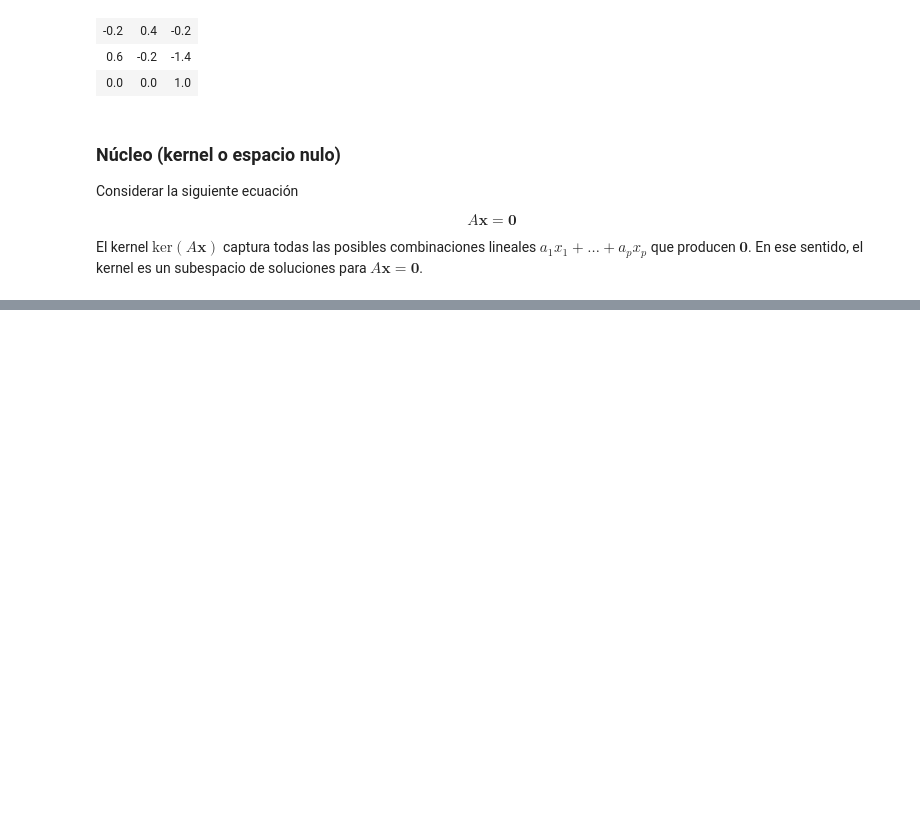
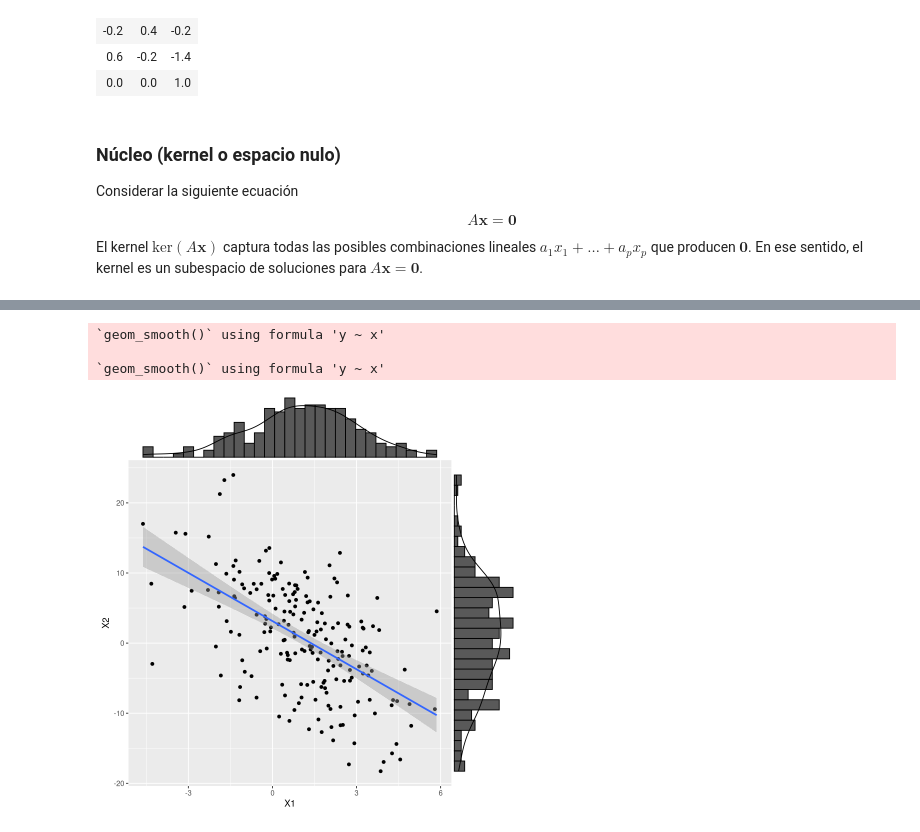
Before and after one commit to jealcalat/Analisis_multivariado-deprecated-, a Jupyter notebook: 2_modelos_multivariados/2.2_distribucion_multinormal.ipynb, the cells around one changed output, grey strips where cells are left out. Saved outputs shown, nothing was run; the diff lists cells and outputs as text; code cells hidden in the pictures; blank space fills up the shorter version.

```diff
--- a/2_modelos_multivariados/2.2_distribucion_multinormal.ipynb
+++ b/2_modelos_multivariados/2.2_distribucion_multinormal.ipynb
@@ -253,0 +374,46 @@ $$
+# %%
+library(tidyverse)
+library(ggExtra)
+N <- 200 # Number of random samples
+set.seed(123)
+# Target parameters for univariate normal distributions
+rho <- -0.6
+mu1 <- 1
+s1 <- 2
+mu2 <- 1
+s2 <- 8
+# Parameters for bivariate normal distribution
+mu <- c(mu1, mu2) # Mean
+sigma <- matrix(
+  c(s1^2, s1 * s2 * rho, s1 * s2 * rho, s2^2),
+  2
+) # Covariance matrix
+M <- t(chol(sigma))
+# M %*% t(M)
+Z <- matrix(rnorm(2 * N), 2, N) # 2 rows, N/2 columns
+bvn2 <- t(M %*% Z) + matrix(rep(mu, N), byrow = TRUE, ncol = 2)
+colnames(bvn2) <- c("bvn2_X1", "bvn2_X2")
+
+# tercer método
+rbvn <- function(n, m1, s1, m2, s2, rho) {
+  X1 <- rnorm(n, mu1, s1)
+  X2 <- rnorm(n, mu2 + (s2 / s1) * rho * (X1 - mu1), sqrt((1 - rho^2) * s2^2))
+  cbind(X1, X2)
+}
+
+bvn3 <- rbvn(N, mu1, s1, mu2, s2, rho)
+colnames(bvn3) <- c("X1", "X2")
+
+p_scatter <- ggplot(
+  bvn3 |> as.data.frame(),
+  aes(x = X1, y = X2)
+) +
+  geom_point() +
+  geom_smooth(method = "lm")
+
+ggMarginal(p_scatter, type = "densigram")
+# %% [output]
+`geom_smooth()` using formula 'y ~ x'
+
+`geom_smooth()` using formula 'y ~ x'
+[figure, added]
```
Also changed, not shown: parts of 10 cells of this notebook.
